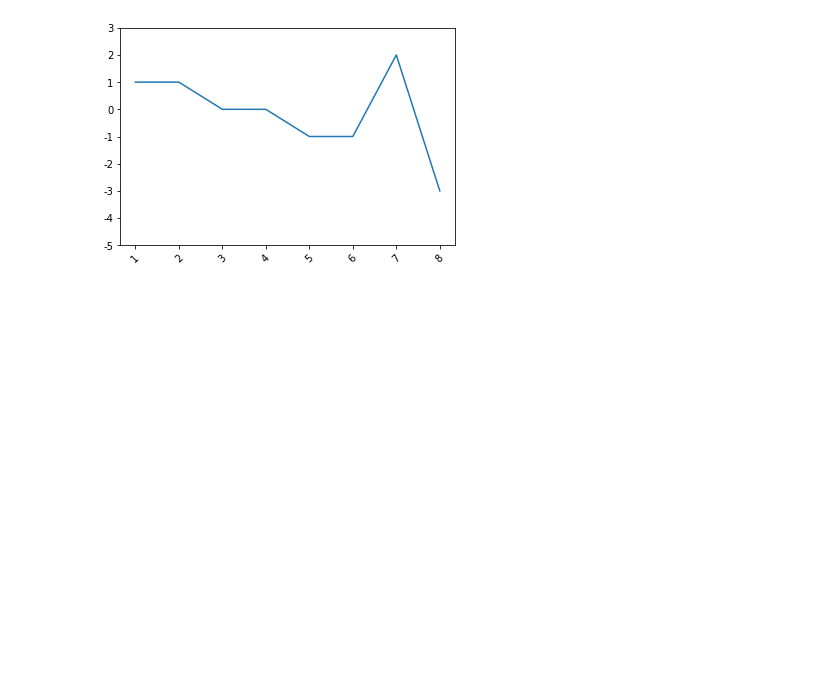
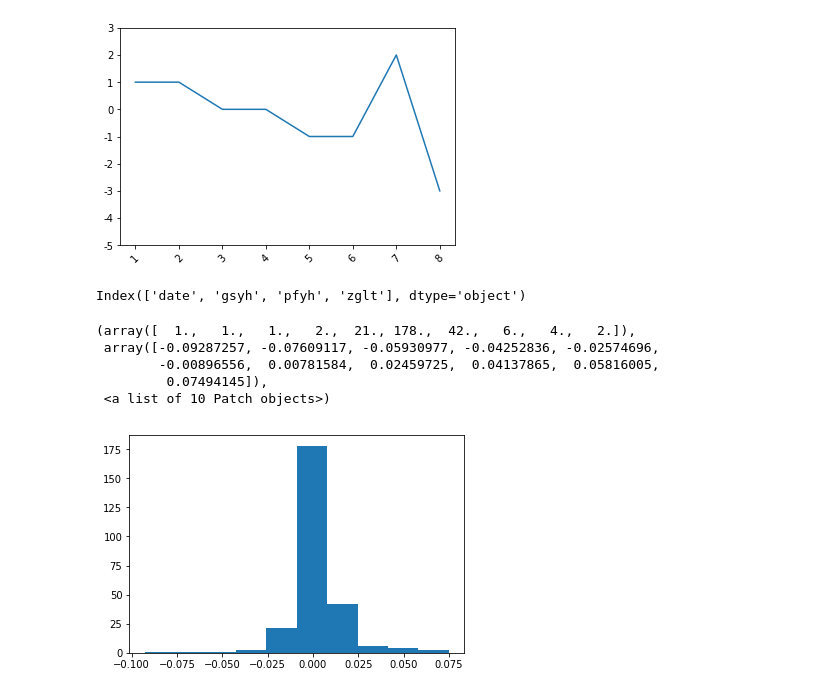
Before and after one commit to Benknightdark/PythonDeepLearning, a Jupyter notebook: Quantitative investment.ipynb, the cells around one changed output. Saved outputs shown, nothing was run; the diff lists cells and outputs as text; code cells hidden in the pictures; blank space fills up the shorter version.

```diff
--- a/Quantitative investment.ipynb
+++ b/Quantitative investment.ipynb
@@ -798,0 +804,16 @@ plt.plot([1,1,0,0,-1,-1,2,-3])
+# %%
+returns
+returns.columns
+# gsyh=returns['gsyh']
+# gsyh.describe()
+# %% [output]
+Index(['date', 'gsyh', 'pfyh', 'zglt'], dtype='object')
+# %%
+plt.hist(gsyh)
+# %% [output]
+(array([  1.,   1.,   1.,   2.,  21., 178.,  42.,   6.,   4.,   2.]),
+ array([-0.09287257, -0.07609117, -0.05930977, -0.04252836, -0.02574696,
+        -0.00896556,  0.00781584,  0.02459725,  0.04137865,  0.05816005,
+         0.07494145]),
+ <a list of 10 Patch objects>)
+[figure, added]
```
Also changed, not shown: parts of 5 cells of this notebook, 3 other files.
